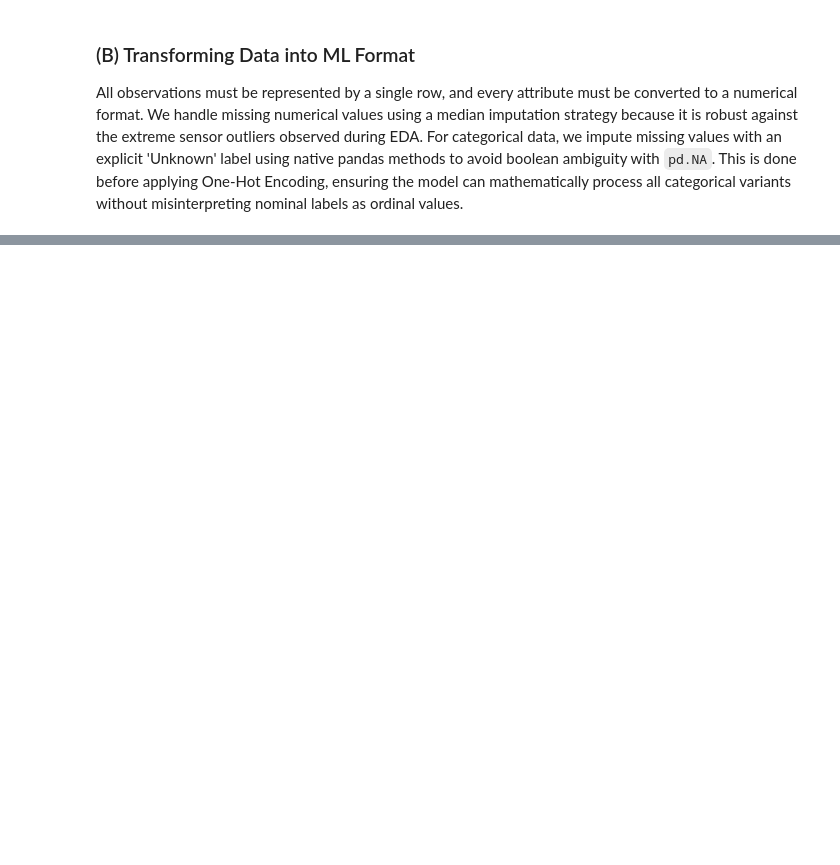
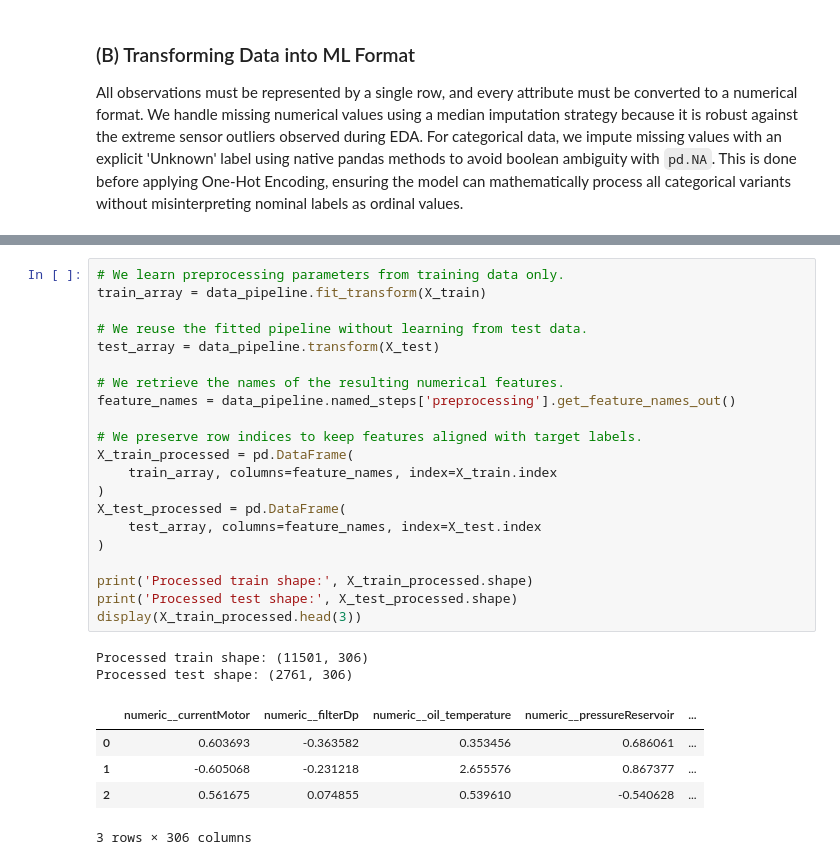
Before and after one commit to moahoukau/IAU-FIIT, a Jupyter notebook: zadanie.ipynb, the cells around one changed output, grey strips where cells are left out. Saved outputs shown, nothing was run; the diff lists cells and outputs as text; blank space fills up the shorter version.

```diff
--- a/zadanie.ipynb
+++ b/zadanie.ipynb
@@ -1621,0 +1695,29 @@ Top 10 features by technique:
+# %%
+# We learn preprocessing parameters from training data only.
+train_array = data_pipeline.fit_transform(X_train)
+
+# We reuse the fitted pipeline without learning from test data.
+test_array = data_pipeline.transform(X_test)
+
+# We retrieve the names of the resulting numerical features.
+feature_names = data_pipeline.named_steps['preprocessing'].get_feature_names_out()
+
+# We preserve row indices to keep features aligned with target labels.
+X_train_processed = pd.DataFrame(
+    train_array, columns=feature_names, index=X_train.index
+)
+X_test_processed = pd.DataFrame(
+    test_array, columns=feature_names, index=X_test.index
+)
+
+print('Processed train shape:', X_train_processed.shape)
+print('Processed test shape:', X_test_processed.shape)
+display(X_train_processed.head(3))
+# %% [output]
+Processed train shape: (11501, 306)
+Processed test shape: (2761, 306)
+|  | numeric__currentMotor | numeric__filterDp | numeric__oil_temperature | numeric__pressureReservoir | ... |
+| 0 | 0.603693 | -0.363582 | 0.353456 | 0.686061 | ... |
+| 1 | -0.605068 | -0.231218 | 2.655576 | 0.867377 | ... |
+| 2 | 0.561675 | 0.074855 | 0.539610 | -0.540628 | ... |
+3 rows × 306 columns
```
Also changed, not shown: parts of 20 cells of this notebook.
